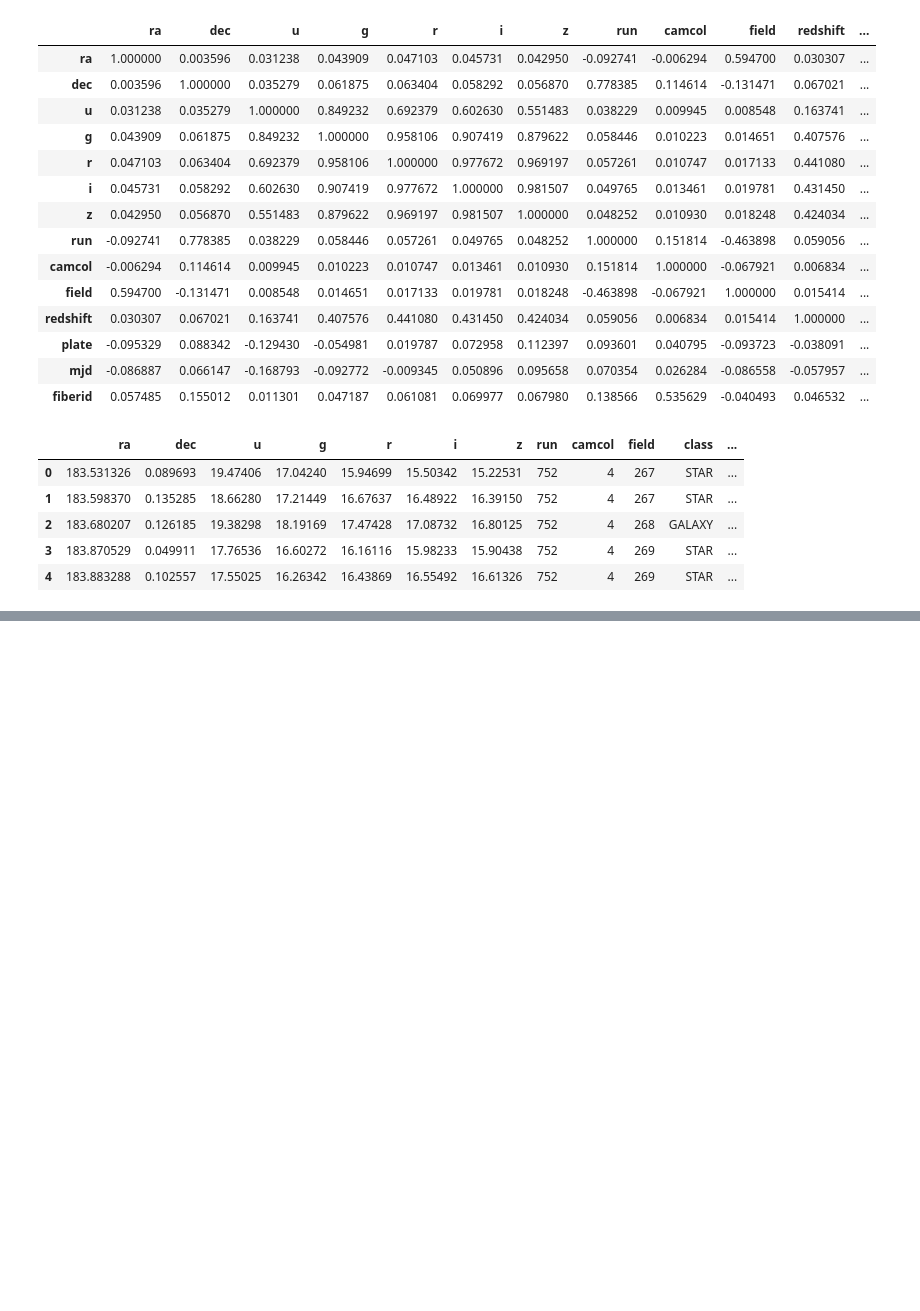
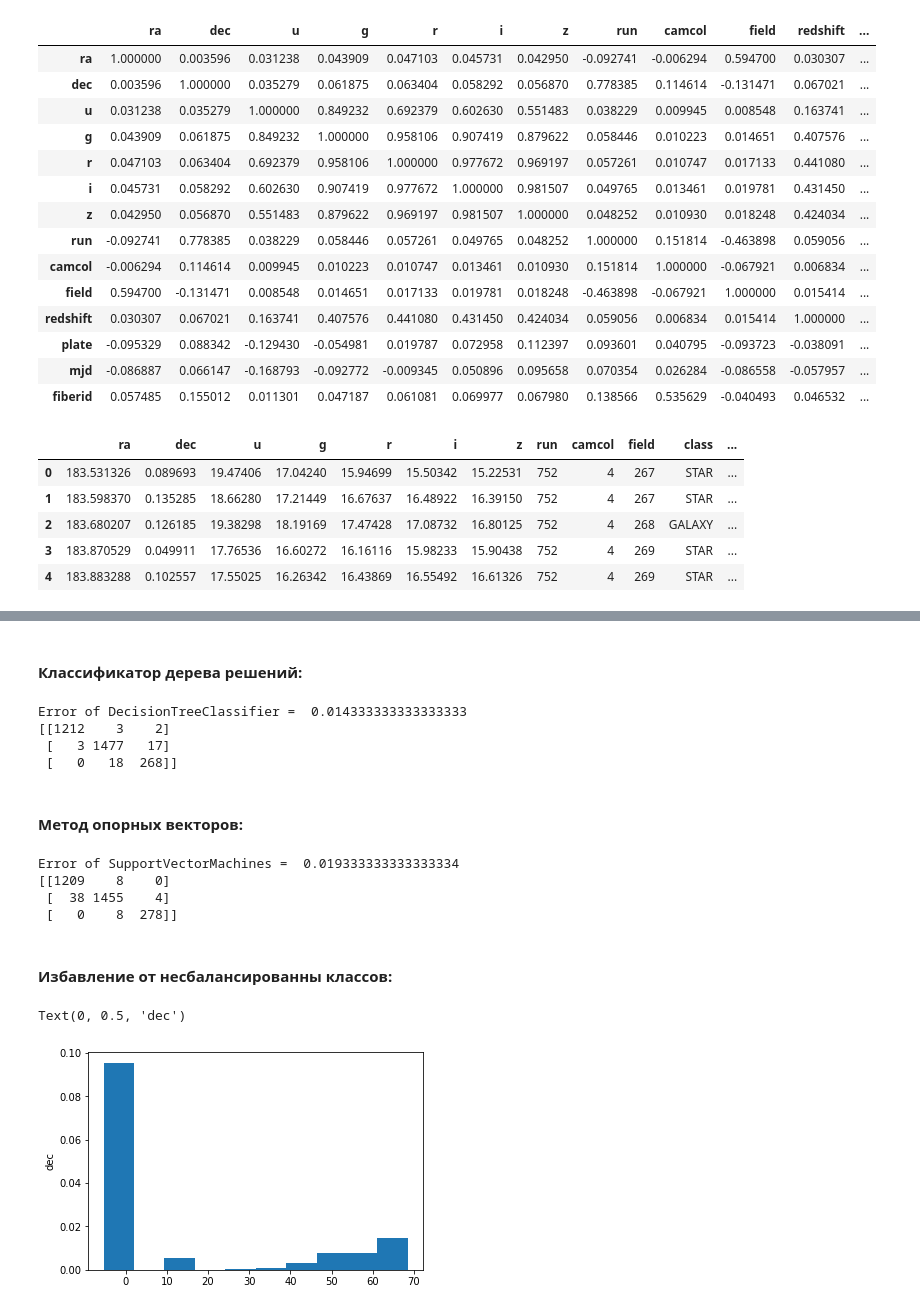
Before and after one commit to VChernenko42/MachineLearning2021, a Jupyter notebook: Classification of Stars, Galaxies and Quasars/SkyClassification.ipynb, the cells around one changed output, grey strips where cells are left out. Saved outputs shown, nothing was run; the diff lists cells and outputs as text; code cells hidden in the pictures; blank space fills up the shorter version.

```diff
--- a/Classification of Stars, Galaxies and Quasars/SkyClassification.ipynb
+++ b/Classification of Stars, Galaxies and Quasars/SkyClassification.ipynb
@@ -241,0 +324,45 @@ print(confusion_matrix(y_test, y_test_predict))
+# %% [markdown]
+#### Классификатор дерева решений:
+# %%
+from sklearn.tree import DecisionTreeClassifier
+
+dt = DecisionTreeClassifier()
+dt.fit(X_train, y_train)
+
+y_test_predict = dt.predict(X_test)
+err_test = np.mean(y_test  != y_test_predict)
+
+print("Error of DecisionTreeClassifier = ", err_test)
+print(confusion_matrix(y_test, y_test_predict))
+# %% [output]
+Error of DecisionTreeClassifier =  0.014333333333333333
+[[1212    3    2]
+ [   3 1477   17]
+ [   0   18  268]]
+# %% [markdown]
+#### Метод опорных векторов:
+# %%
+from sklearn.svm import SVC
+
+svc = SVC(kernel='linear')
+svc.fit(X_train, y_train)
+
+y_test_predict = svc.predict(X_test)
+err_test = np.mean(y_test  != y_test_predict)
+
+print("Error of SupportVectorMachines = ", err_test)
+print(confusion_matrix(y_test, y_test_predict))
+# %% [output]
+Error of SupportVectorMachines =  0.019333333333333334
+[[1209    8    0]
+ [  38 1455    4]
+ [   0    8  278]]
+# %% [markdown]
+#### Избавление от несбалансированны классов:
+# %%
+# Несбалансированный признак "dec"
+plt.hist(data["dec"], density = True)
+plt.ylabel("dec")
+# %% [output]
+Text(0, 0.5, 'dec')
+[figure, added]
```
Also changed, not shown: parts of 53 cells of this notebook.
